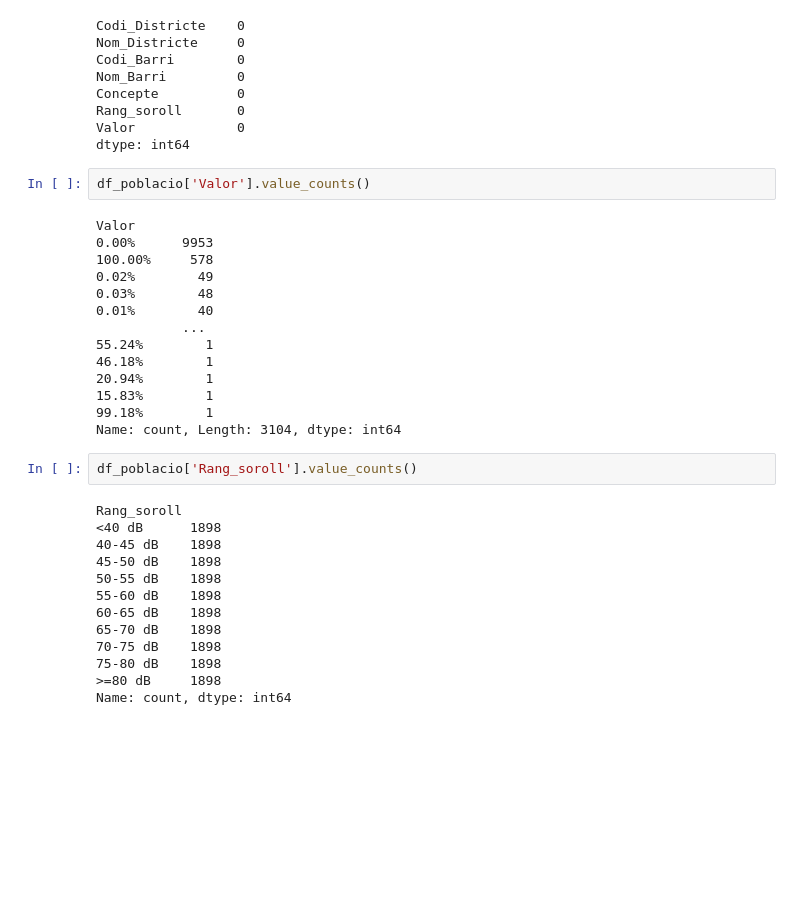
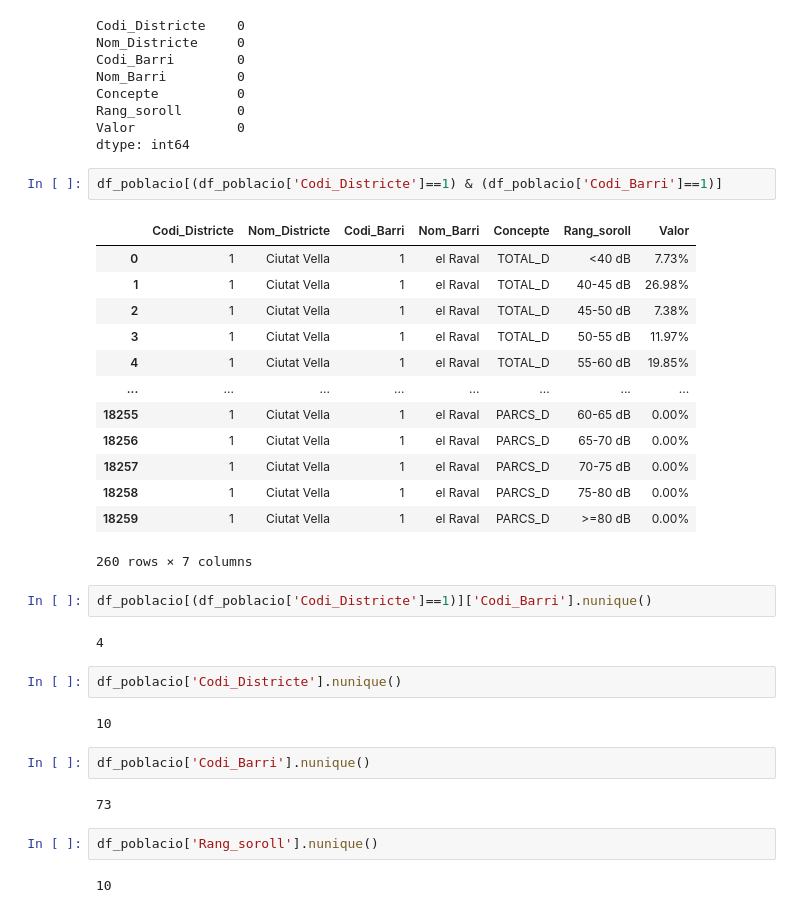
Before and after one commit to Sergiochueco/Hackato_JUMP2DIGITAL, a Jupyter notebook: EDA.ipynb, the cells around one changed output. Drawn from its saved outputs; the diff is of its cells as text; blank space fills up the shorter version.

```diff
--- a/EDA.ipynb
+++ b/EDA.ipynb
@@ -598,34 +601,35 @@ Concepte          0
 Rang_soroll       0
 Valor             0
 dtype: int64
-# %%
-df_poblacio['Valor'].value_counts()
-# %% [output]
-Valor
-0.00%      9953
-100.00%     578
-0.02%        49
-0.03%        48
-0.01%        40
-           ...
-55.24%        1
-46.18%        1
-20.94%        1
-15.83%        1
-99.18%        1
-Name: count, Length: 3104, dtype: int64
+# %%
+df_poblacio[(df_poblacio['Codi_Districte']==1) & (df_poblacio['Codi_Barri']==1)]
+# %% [output]
+|  | Codi_Districte | Nom_Districte | Codi_Barri | Nom_Barri | Concepte | Rang_soroll | Valor |
+| 0 | 1 | Ciutat Vella | 1 | el Raval | TOTAL_D | <40 dB | 7.73% |
+| 1 | 1 | Ciutat Vella | 1 | el Raval | TOTAL_D | 40-45 dB | 26.98% |
+| 2 | 1 | Ciutat Vella | 1 | el Raval | TOTAL_D | 45-50 dB | 7.38% |
+| 3 | 1 | Ciutat Vella | 1 | el Raval | TOTAL_D | 50-55 dB | 11.97% |
+| 4 | 1 | Ciutat Vella | 1 | el Raval | TOTAL_D | 55-60 dB | 19.85% |
+| ... | ... | ... | ... | ... | ... | ... | ... |
+| 18255 | 1 | Ciutat Vella | 1 | el Raval | PARCS_D | 60-65 dB | 0.00% |
+| 18256 | 1 | Ciutat Vella | 1 | el Raval | PARCS_D | 65-70 dB | 0.00% |
+| 18257 | 1 | Ciutat Vella | 1 | el Raval | PARCS_D | 70-75 dB | 0.00% |
+| 18258 | 1 | Ciutat Vella | 1 | el Raval | PARCS_D | 75-80 dB | 0.00% |
+| 18259 | 1 | Ciutat Vella | 1 | el Raval | PARCS_D | >=80 dB | 0.00% |
+260 rows × 7 columns
+# %%
+df_poblacio[(df_poblacio['Codi_Districte']==1)]['Codi_Barri'].nunique()
+# %% [output]
+4
+# %%
+df_poblacio['Codi_Districte'].nunique()
+# %% [output]
+10
+# %%
+df_poblacio['Codi_Barri'].nunique()
+# %% [output]
+73
 # %%
-df_poblacio['Rang_soroll'].value_counts()
+df_poblacio['Rang_soroll'].nunique()
 # %% [output]
-Rang_soroll
-<40 dB      1898
-40-45 dB    1898
-45-50 dB    1898
-50-55 dB    1898
-55-60 dB    1898
-60-65 dB    1898
-65-70 dB    1898
-70-75 dB    1898
-75-80 dB    1898
->=80 dB     1898
-Name: count, dtype: int64
+10
```
Also changed, not shown: parts of 17 cells of this notebook.
